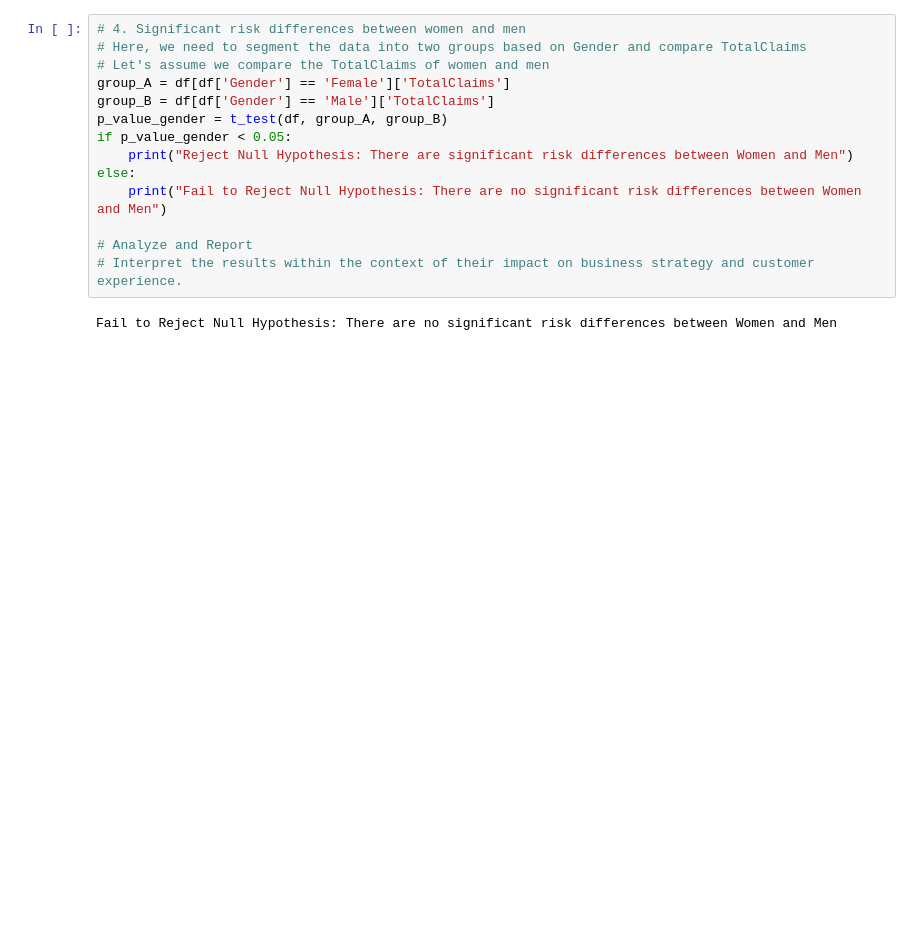
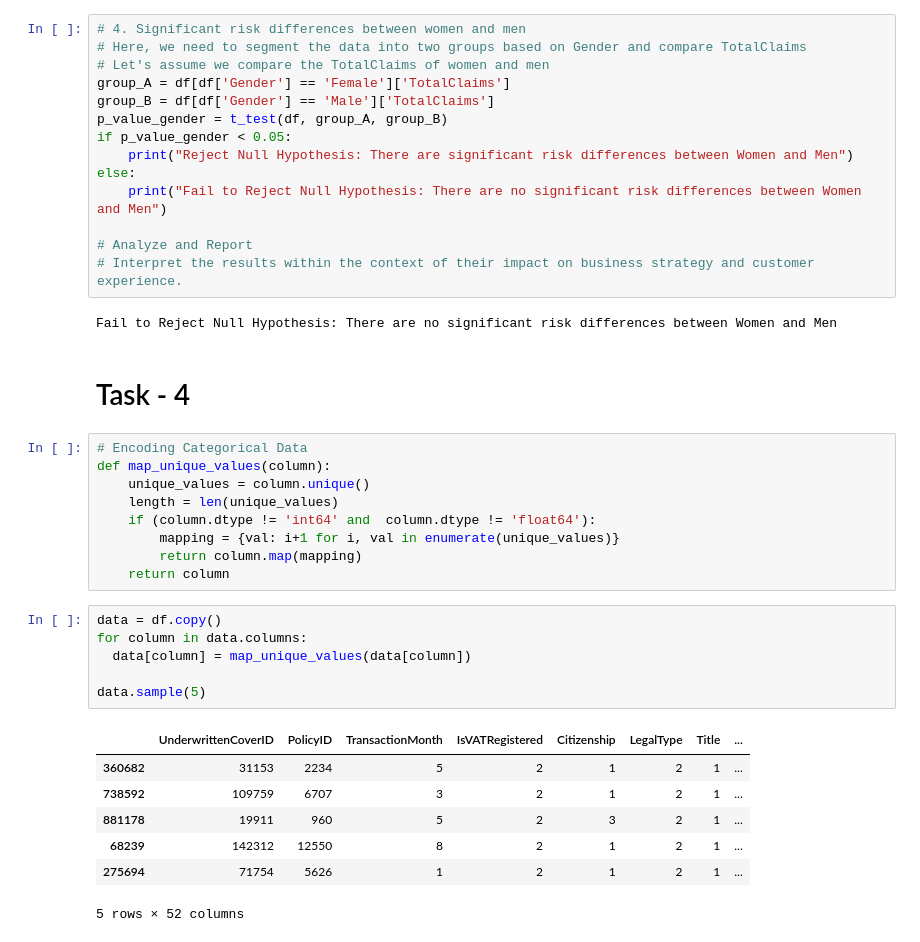
Before and after one commit to mihretgold/Alpha-Care-Insurance-Solutions, a Jupyter notebook: notebooks/analysis.ipynb, the cells around one changed output. Drawn from its saved outputs; the diff is of its cells as text; blank space fills up the shorter version.

Commit message:
Finish task 4

```diff
--- a/notebooks/analysis.ipynb
+++ b/notebooks/analysis.ipynb
@@ -254,3 +254,28 @@ else:
 # Interpret the results within the context of their impact on business strategy and customer experience.
 # %% [output]
 Fail to Reject Null Hypothesis: There are no significant risk differences between Women and Men
+# %% [markdown]
+# Task - 4
+# %%
+# Encoding Categorical Data
+def map_unique_values(column):
+    unique_values = column.unique()
+    length = len(unique_values)
+    if (column.dtype != 'int64' and  column.dtype != 'float64'):
+        mapping = {val: i+1 for i, val in enumerate(unique_values)}
+        return column.map(mapping)
+    return column
+# %%
+data = df.copy()
+for column in data.columns:
+  data[column] = map_unique_values(data[column])
+
+data.sample(5)
+# %% [output]
+|  | UnderwrittenCoverID | PolicyID | TransactionMonth | IsVATRegistered | Citizenship | LegalType | Title | ... |
+| 360682 | 31153 | 2234 | 5 | 2 | 1 | 2 | 1 | ... |
+| 738592 | 109759 | 6707 | 3 | 2 | 1 | 2 | 1 | ... |
+| 881178 | 19911 | 960 | 5 | 2 | 3 | 2 | 1 | ... |
+| 68239 | 142312 | 12550 | 8 | 2 | 1 | 2 | 1 | ... |
+| 275694 | 71754 | 5626 | 1 | 2 | 1 | 2 | 1 | ... |
+5 rows × 52 columns
```
Also changed, not shown: parts of 17 cells of this notebook.
